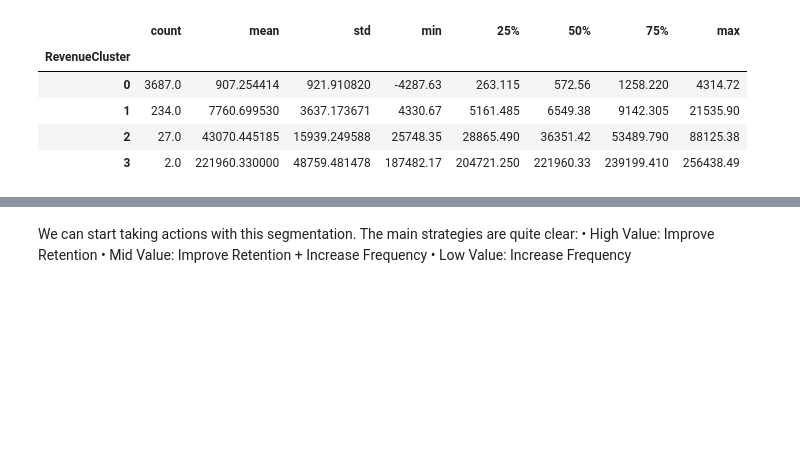
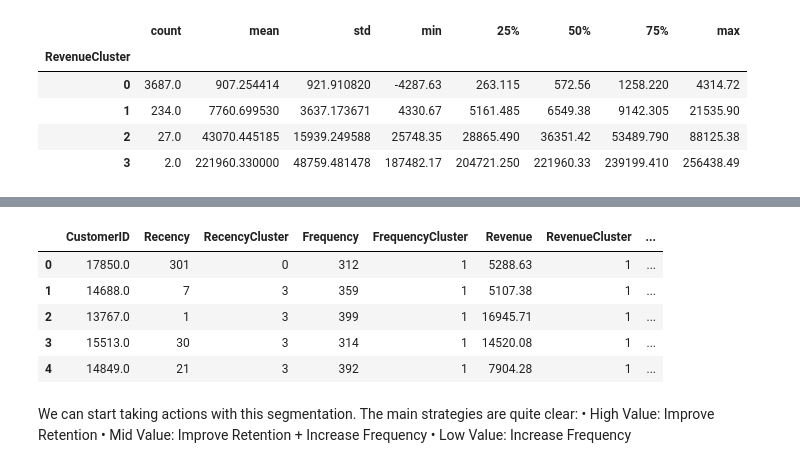
Before and after one commit to ryan13/Projects_prototype, a Jupyter notebook: Marketing_analytics/SegmentationBy_RFM_Marketing.ipynb, the cells around one changed output, grey strips where cells are left out. Drawn from its saved outputs; the diff is of its cells as text; code cells hidden in the pictures; blank space fills up the shorter version.

```diff
--- a/Marketing_analytics/SegmentationBy_RFM_Marketing.ipynb
+++ b/Marketing_analytics/SegmentationBy_RFM_Marketing.ipynb
@@ -330,6 +325,15 @@ Name: Recency, dtype: int64
 tx_user['Segment'] = 'Low-Value'
 tx_user.loc[tx_user['OverallScore']>2,'Segment'] = 'Mid-Value'
 tx_user.loc[tx_user['OverallScore']>4,'Segment'] = 'High-Value'
+# %%
+tx_user.head()
+# %% [output]
+|  | CustomerID | Recency | RecencyCluster | Frequency | FrequencyCluster | Revenue | RevenueCluster | ... |
+| 0 | 17850.0 | 301 | 0 | 312 | 1 | 5288.63 | 1 | ... |
+| 1 | 14688.0 | 7 | 3 | 359 | 1 | 5107.38 | 1 | ... |
+| 2 | 13767.0 | 1 | 3 | 399 | 1 | 16945.71 | 1 | ... |
+| 3 | 15513.0 | 30 | 3 | 314 | 1 | 14520.08 | 1 | ... |
+| 4 | 14849.0 | 21 | 3 | 392 | 1 | 7904.28 | 1 | ... |
 # %% [markdown]
 We can start taking actions with this segmentation. The main strategies are quite clear:
 •	High Value: Improve Retention
```
Also changed, not shown: parts of 20 cells of this notebook.
